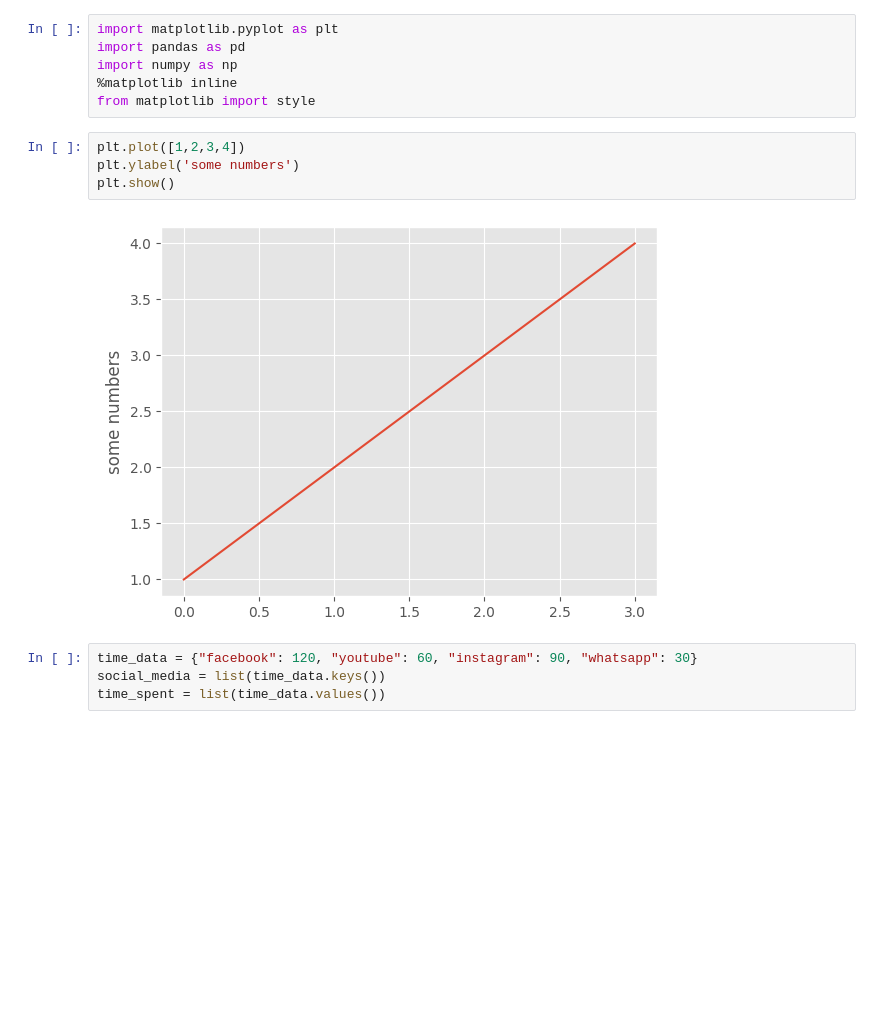
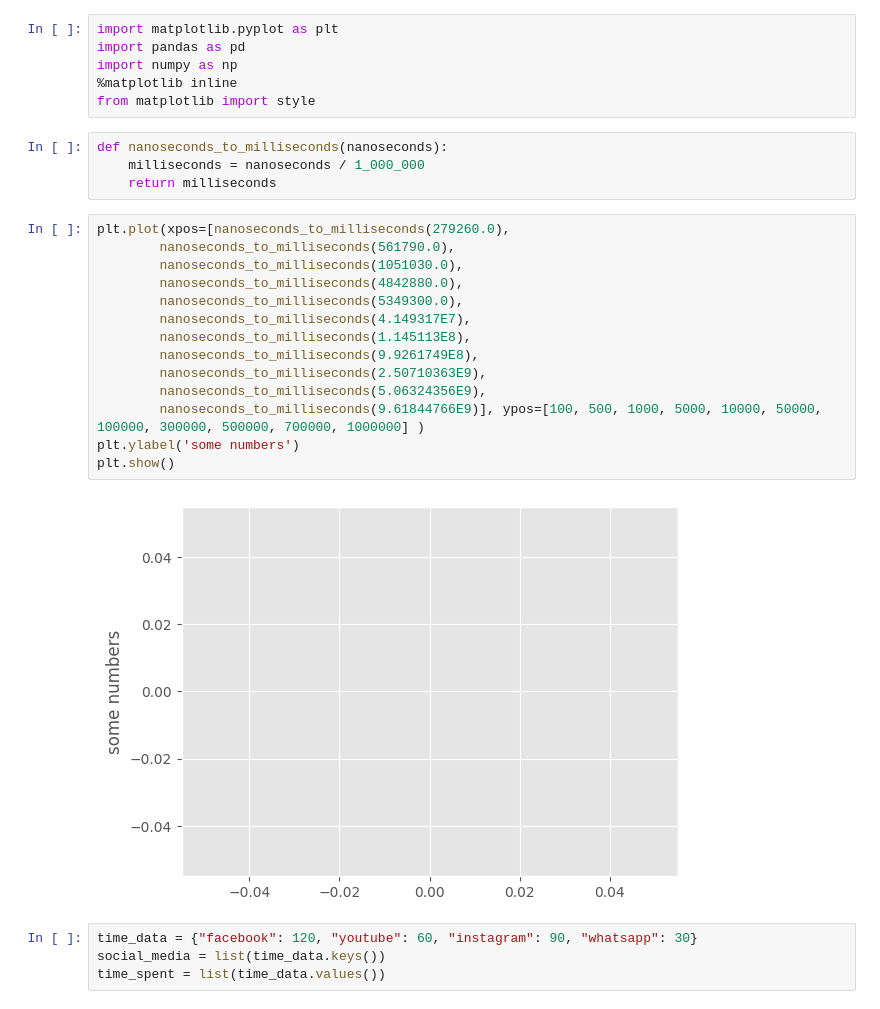
Before and after one commit to JwanMardini/DS-ALG, a Jupyter notebook: Untitled-1.ipynb, the cells around one changed output. Drawn from its saved outputs; the diff is of its cells as text; blank space fills up the shorter version.

```diff
--- a/Untitled-1.ipynb
+++ b/Untitled-1.ipynb
@@ -4,12 +4,26 @@ import pandas as pd
 import numpy as np
 %matplotlib inline
 from matplotlib import style
-# %%
-plt.plot([1,2,3,4])
-plt.ylabel('some numbers')
-plt.show()
-# %% [output]
-[figure, removed]
+# %%
+def nanoseconds_to_milliseconds(nanoseconds):
+    milliseconds = nanoseconds / 1_000_000
+    return milliseconds
+# %%
+plt.plot(xpos=[nanoseconds_to_milliseconds(279260.0),
+        nanoseconds_to_milliseconds(561790.0),
+        nanoseconds_to_milliseconds(1051030.0),
+        nanoseconds_to_milliseconds(4842880.0),
+        nanoseconds_to_milliseconds(5349300.0),
+        nanoseconds_to_milliseconds(4.149317E7),
+        nanoseconds_to_milliseconds(1.145113E8),
+        nanoseconds_to_milliseconds(9.9261749E8),
+        nanoseconds_to_milliseconds(2.50710363E9),
+        nanoseconds_to_milliseconds(5.06324356E9),
+        nanoseconds_to_milliseconds(9.61844766E9)], ypos=[100, 500, 1000, 5000, 10000, 50000, 100000, 300000, 500000, 700000, 1000000] )
+plt.ylabel('some numbers')
+plt.show()
+# %% [output]
+[figure, added]
 # %%
 time_data = {"facebook": 120, "youtube": 60, "instagram": 90, "whatsapp": 30}
 social_media = list(time_data.keys())
```
Also changed, not shown: 1 other file.
